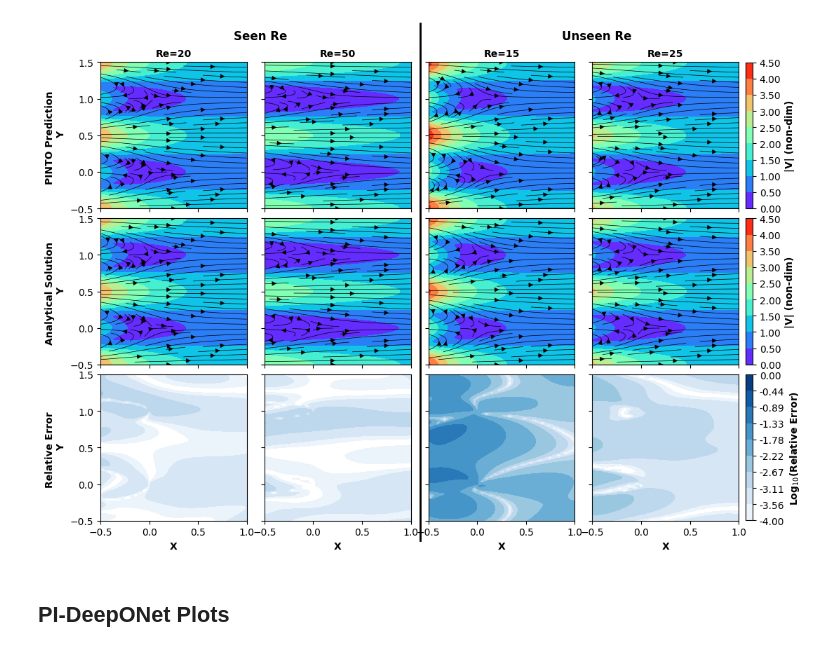
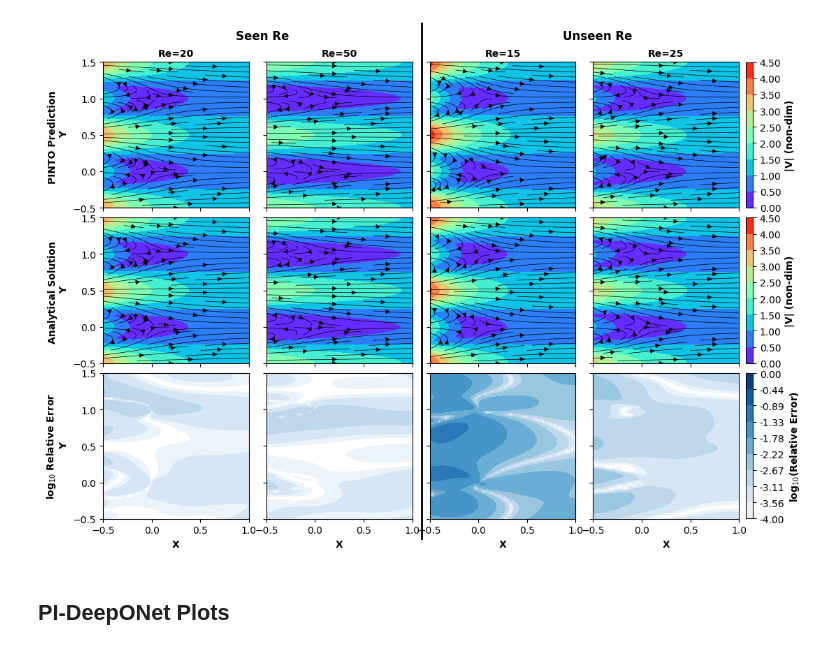
Before and after one commit to BTP-2026/PINTO, a Jupyter notebook: Kovasznay/Post_processing/Kovaznay_Post_Processing.ipynb, the cells around one changed output. Cells and saved outputs as stored; diff of their text form; code cells hidden in the pictures.

```diff
--- a/Kovasznay/Post_processing/Kovaznay_Post_Processing.ipynb
+++ b/Kovasznay/Post_processing/Kovaznay_Post_Processing.ipynb
@@ -140,7 +140,7 @@ def get_plots(x, y, true_val, pred_val, u_val, v_val, grid_spec, plot_title, plo
     tcbar.set_label('|V| (non-dim)', fontsize=10, fontweight='bold')
 
     ecbar = fig.colorbar(er, ax = ax[2, :], **cbar_kwargs)
-    ecbar.set_label('Log$_{10}$(Relative Error)', fontsize=10, fontweight='bold')
+    ecbar.set_label('log$_{10}$(Relative Error)', fontsize=10, fontweight='bold')
     # ecbar.formatter = tick.FuncFormatter(fmt)
     # ecbar.update_ticks()
 
@@ -180,23 +180,23 @@ WARNING:tensorflow:No training configuration found in save file, so the model wa
 # %%
-pdir = 'Figure_7'
+pdir = 'Figure_8.png'
 pt = [['Re=20', 'Re=50', 'Re=15', 'Re=25']] # titles for each column
-plt_save = False # saving the plot
+plt_save = True # saving the plot
 eclim = [-4, 0]  # error countour colorbar limits
 clim = [0., 4.5] # prediction and true contour plots colorbar limits
 cbar_kwargs = {
         'fraction': 0.0112,
         'pad': 0.01,
         'format': tick.FormatStrFormatter('%.2f')
     }
 
 grid_spec = {'wspace': 0.12, 'hspace': -0.1, 'width_ratios':[1, 1, 1, 1], 'height_ratios':[1, 1, 1]}
 get_plots(x,  y, true_val=tno_true, pred_val=tno_pred, u_val=tno_u_val, v_val=tno_v_val,
           plot_save=plt_save, grid_spec=grid_spec, plot_title=pt, plot_dir=pdir, fig_size=(12,9), shrink=1,
           lxd=[0.505, 0.505], lyd=[0.1, 0.92], lx=0.315, rx=0.715, text_y=0.9, clim=clim, eclim=eclim,
-          lbs=['PINTO Prediction \n Y', 'Analytical Solution \n Y', 'Relative Error \n Y'],
+          lbs=['PINTO Prediction \n Y', 'Analytical Solution \n Y', 'log$_{10}$ Relative Error \n Y'],
 	  dt=['Seen Re', 'Unseen Re'], cbar_kwargs=cbar_kwargs, value=1.5/2.)
 # %% [output]
-[figure, old version]
+[figure, new version]
 # %% [markdown]
 ## PI-DeepONet Plots
 # %%
```
Also changed, not shown: parts of 20 cells of this notebook, 4 other files.
